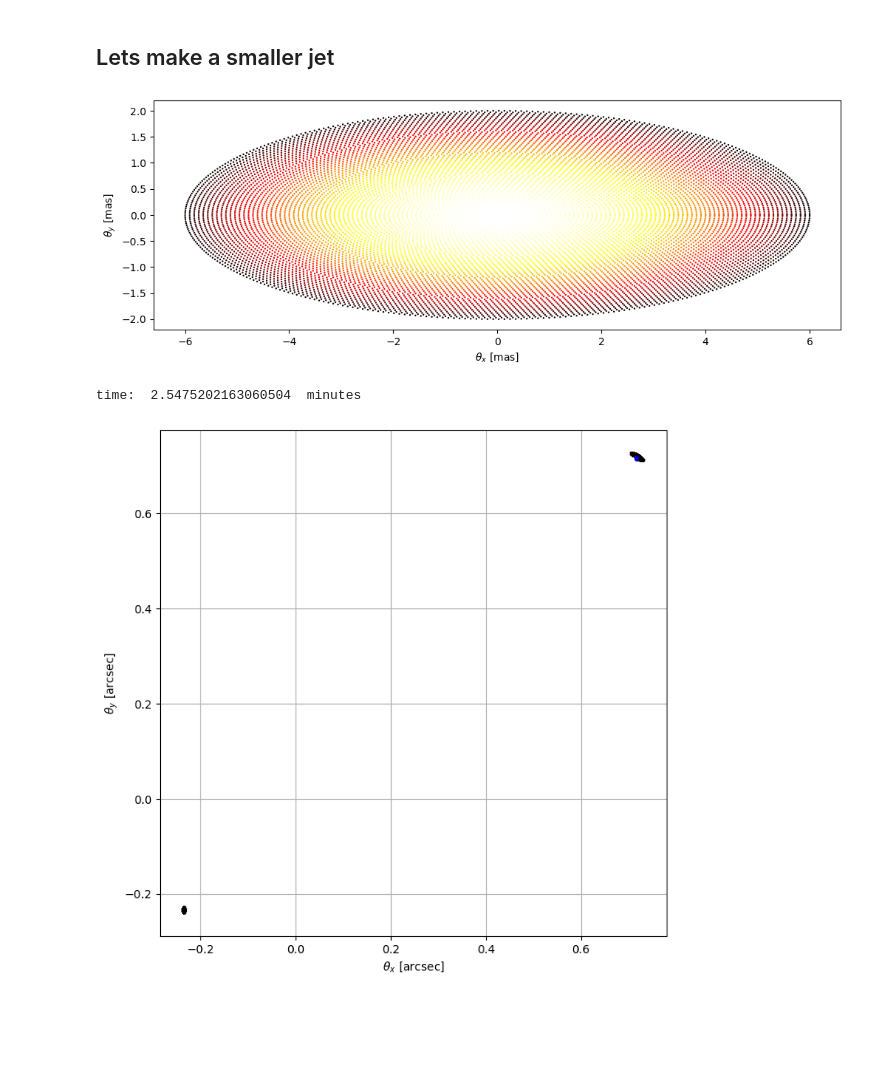
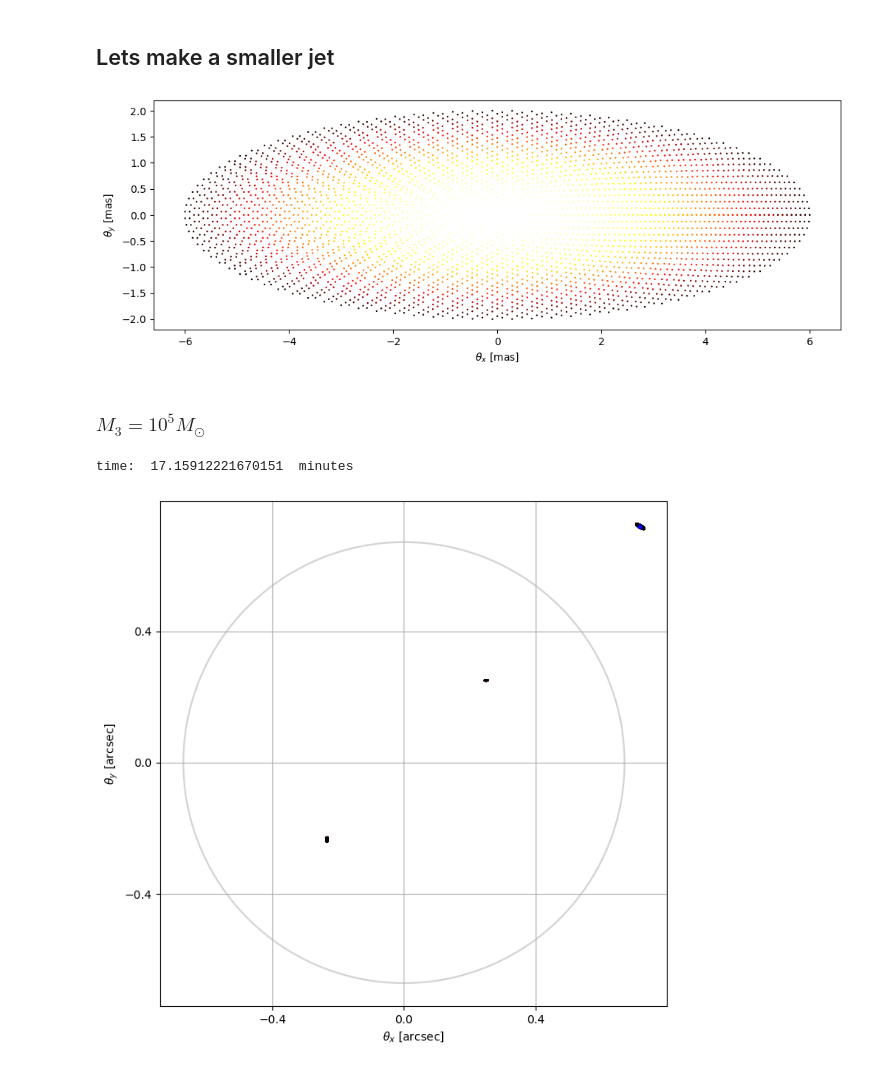
Before and after one commit to everettiantomi/lens-grav, a Jupyter notebook: numerical/sie_black_hole.ipynb, the cells around one changed output. Saved outputs shown, nothing was run; the diff lists cells and outputs as text; code cells hidden in the pictures; blank space fills up the shorter version.

```diff
--- a/numerical/sie_black_hole.ipynb
+++ b/numerical/sie_black_hole.ipynb
@@ -462,13 +478,12 @@ def image_position(source):
     return x_pre, y_pre, light_pre
 # %%
 rj = np.linspace(0,1e-3,70)
-theta = np.linspace(0,2*np.pi,350)
 
-jet_x = []
-jet_y = []
-jet_light = []
+jet__x = []
+jet__y = []
+jet__light = []
 for r in range(len(rj)):
-    n = int(rj[r]/1e-3*350)
+    n = int(rj[r]/1e-3*100)
     #n = 350
     theta = np.linspace(0,2*np.pi,n)
     xarray = 6*rj[r]*np.cos(theta)
@@ -477,29 +492,32 @@ for r in range(len(rj)):
     light_arr = np.full((n, ), light)
 
     for j in xarray:
-        jet_x.append(j)
+        jet__x.append(j)
     for j in yarray:
-        jet_y.append(j)
+        jet__y.append(j)
     for j in light_arr:
-        jet_light.append(j)
+        jet__light.append(j)
 
-jet_x = np.array(jet_x)
-jet_y = np.array(jet_y)
-jet_light = np.array(jet_light)
+jet__x = np.array(jet__x)
+jet__y = np.array(jet__y)
+jet__light = np.array(jet__light)
 # %%
 fig = plt.figure(figsize=(12,12))
 ax = fig.gca()
 
-plt.scatter(jet_x*1e3, jet_y*1e3, s = .5,  c =jet_light, cmap='hot')
+plt.scatter(jet__x*1e3, jet__y*1e3, s = .5,  c =jet__light, cmap='hot')
 plt.gca().set_aspect('equal', adjustable='box')
 ax.set_xlabel(r'$\theta_{x}$ [mas]')
 ax.set_ylabel(r'$\theta_{y}$ [mas]')
 plt.show()
 # %% [output]
-[figure, old version]
+[figure, new version]
 # %%
-jet_x = jet_x + .25
-jet_y = jet_y + .25
+jet_x = jet__x + .25
+jet_y = jet__y + .25
 x1 = 0.718996087559043 - 2e-3
 y1 = 0.718996087559043 - 2e-3
+jet_light = jet__light
+# %% [markdown]
+### $ M_3 = 10^5 M_\odot$
 # %%
@@ -508,22 +526,27 @@ kwargs_lens_list = [kwargs]
 # %%
 x_image_jet_1, y_image_jet_1, light_jet_1 = main(jet_x,jet_y,jet_light)
 # %% [output]
-time:  2.5475202163060504  minutes
+time:  17.15912221670151  minutes
 # %%
 fig = plt.figure(figsize=(8,8))
 ax = fig.gca()
 
 ax.set_xlabel(r'$\theta_{x}$ [arcsec]')
 ax.set_ylabel(r'$\theta_{y}$ [arcsec]')
 plt.scatter(x_image_jet_1, y_image_jet_1, c=light_jet_1, cmap='hot', s = 2, zorder = 3)
 plt.scatter(x1, y1, s = 10, color = 'blue', zorder = 4)
 
+ax.set_xticks(np.arange(-.8, .8, .4))
+ax.set_yticks(np.arange(-.8, .8, .4))
+plt.scatter(jet_x,jet_y, s =.002, c=jet_light, cmap='hot',zorder = 2)
+plt.plot(SSSbh[0][0],SSSbh[1][0], color = '#d3d3d3',zorder=1)
+plt.plot(SSSbh[2][0],SSSbh[3][0], color = '#ffd1d1',zorder=1)
 
 plt.grid(zorder = 1)
 plt.gca().set_aspect('equal', adjustable='box')
 plt.show()
 # %% [output]
-[figure, old version]
+[figure, new version]
 # %%
 fig = plt.figure(figsize=(8,8))
 ax = fig.gca()
```
Also changed, not shown: parts of 25 cells of this notebook.
